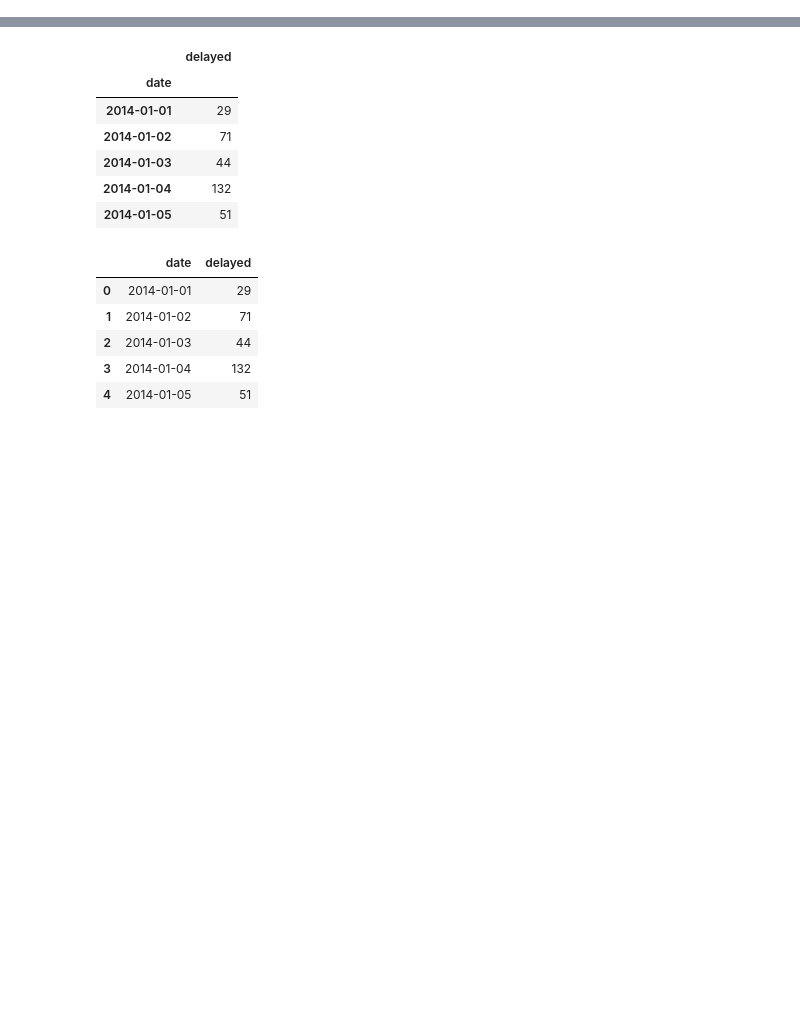
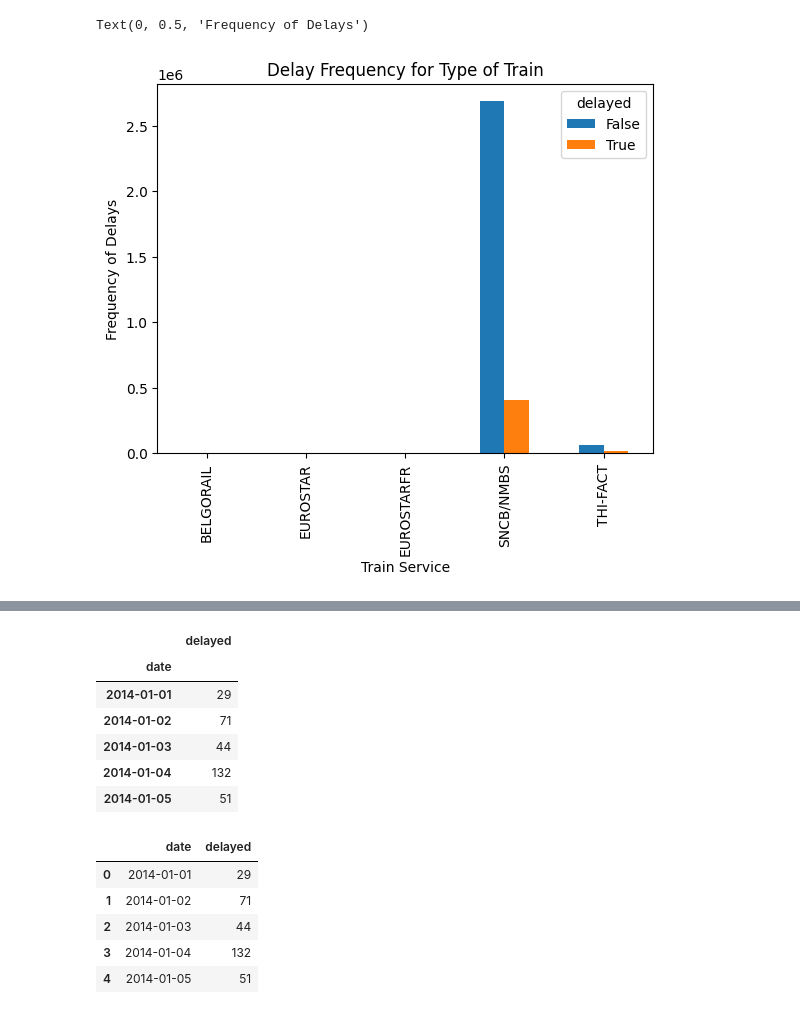
Before and after one commit to ilse-espino/train_delays_belgium, a Jupyter notebook: 4.1-graphs.ipynb, the cells around one changed output, grey strips where cells are left out. Saved outputs shown, nothing was run; the diff lists cells and outputs as text; code cells hidden in the pictures; blank space fills up the shorter version.

Commit message:
feature selection and graphs

```diff
--- a/4.1-graphs.ipynb
+++ b/4.1-graphs.ipynb
@@ -15,3 +15,12 @@ df.head()
 | 2 | SNCB/NMBS | False | JAN | FLANDERS | BRUSSELS-CAPITAL REGION | 5.240944 | 89.317700 | ... |
 | 3 | SNCB/NMBS | False | JAN | BRUSSELS-CAPITAL REGION | FLANDERS | 6.840944 | 83.881490 | ... |
 | 4 | SNCB/NMBS | False | JAN | BRUSSELS-CAPITAL REGION | FLANDERS | 7.490944 | 82.104470 | ... |
+# %%
+%matplotlib inline
+pd.crosstab(df['train_serv'], df['delayed']).plot(kind='bar')
+plt.title('Delay Frequency for Type of Train')
+plt.xlabel('Train Service')
+plt.ylabel('Frequency of Delays')
+# %% [output]
+Text(0, 0.5, 'Frequency of Delays')
+[figure, added]
```
Also changed, not shown: parts of 13 cells of this notebook, 3 other files.
